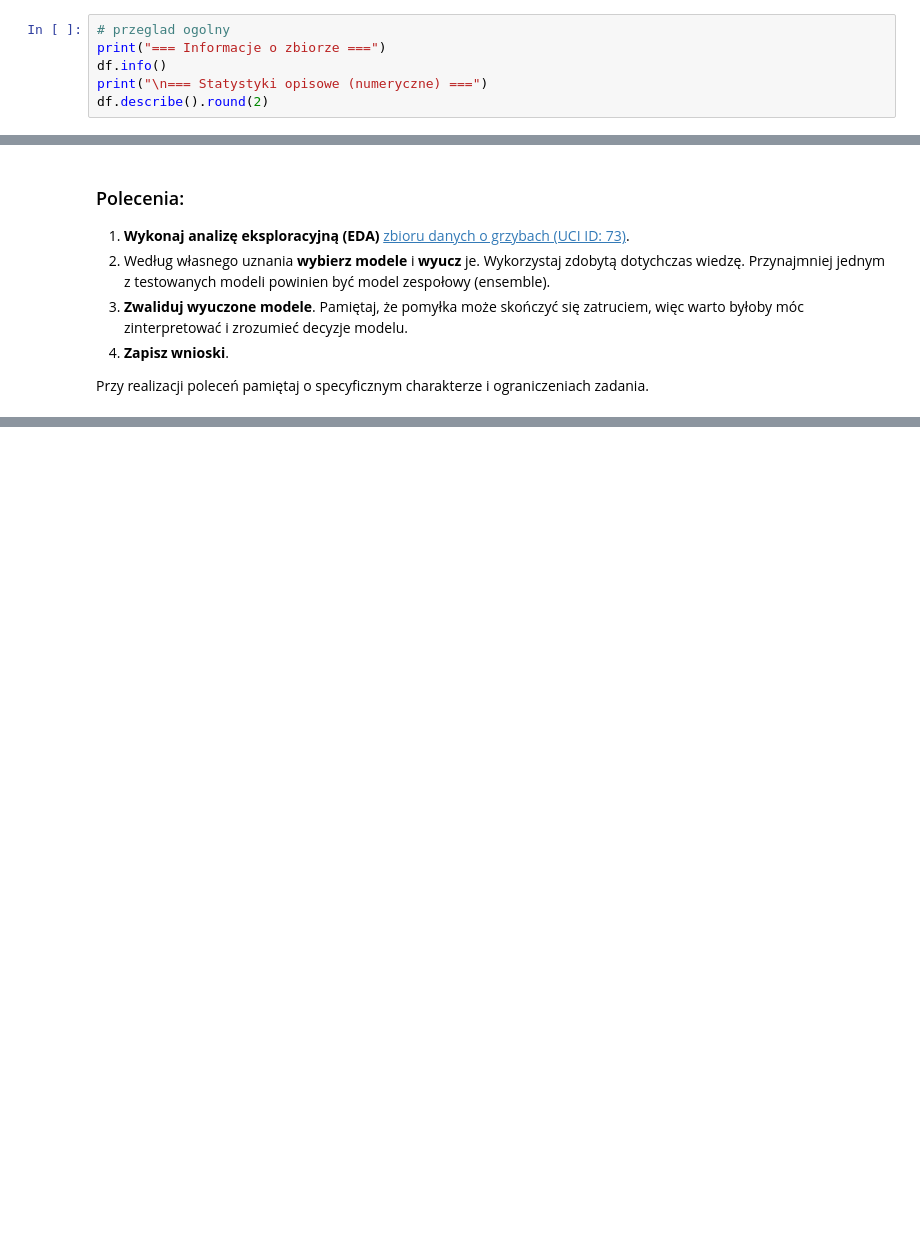
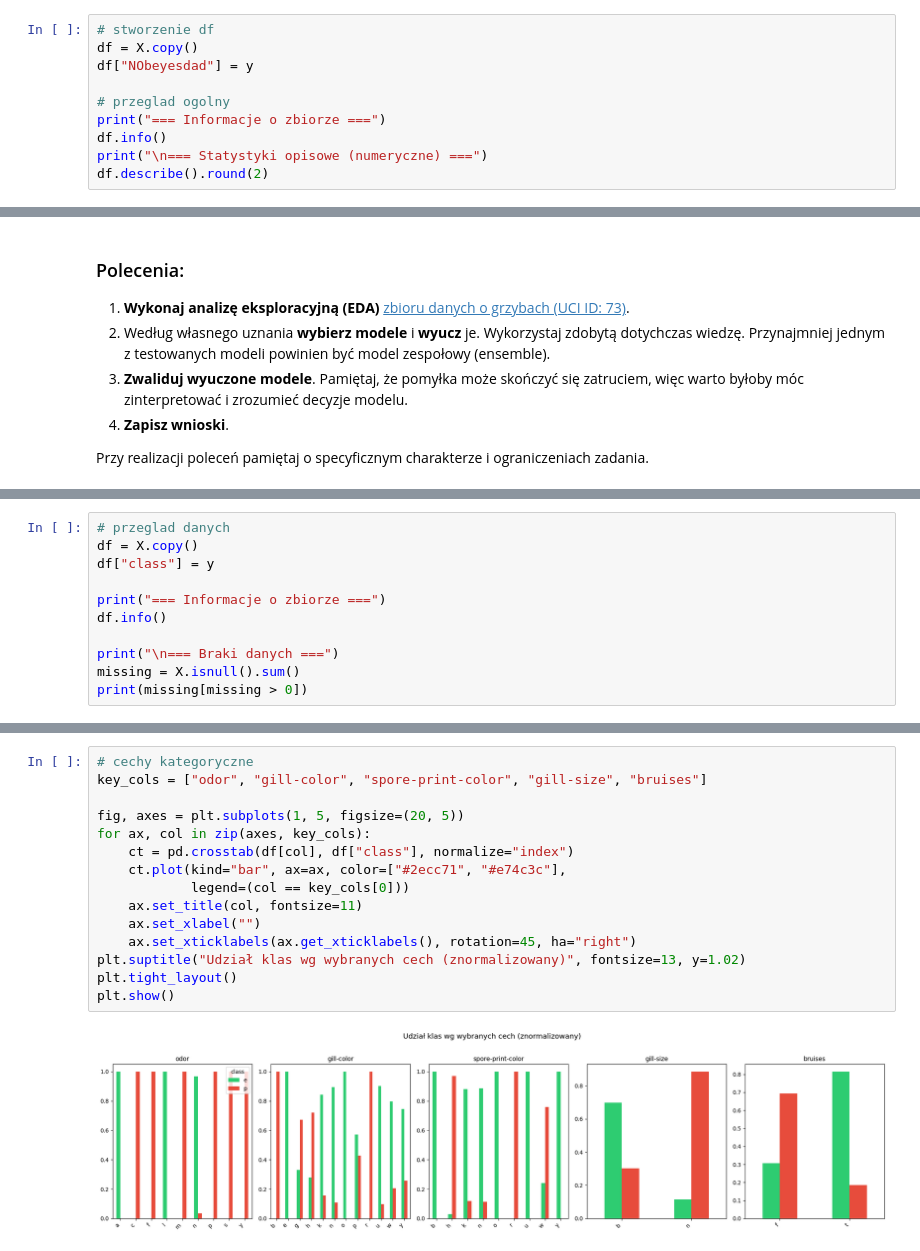
Before and after one commit to Zajecia-na-PWr-LR/lista-5-kub47, a Jupyter notebook: Lab_05.ipynb, the cells around one changed output, grey strips where cells are left out. Cells and saved outputs as stored; diff of their text form; blank space fills up the shorter version.

```diff
--- a/Lab_05.ipynb
+++ b/Lab_05.ipynb
@@ -83,4 +108,8 @@ print(df["NObeyesdad"].value_counts())
 # %%
+# stworzenie df
+df = X.copy()
+df["NObeyesdad"] = y
+
 # przeglad ogolny
 print("=== Informacje o zbiorze ===")
 df.info()
@@ -578,0 +818,11 @@ Przy realizacji poleceń pamiętaj o specyficznym charakterze i ograniczeniach z
+# %%
+# przeglad danych
+df = X.copy()
+df["class"] = y
+
+print("=== Informacje o zbiorze ===")
+df.info()
+
+print("\n=== Braki danych ===")
+missing = X.isnull().sum()
+print(missing[missing > 0])
@@ -578,0 +863,17 @@ Przy realizacji poleceń pamiętaj o specyficznym charakterze i ograniczeniach z
+# %%
+# cechy kategoryczne
+key_cols = ["odor", "gill-color", "spore-print-color", "gill-size", "bruises"]
+
+fig, axes = plt.subplots(1, 5, figsize=(20, 5))
+for ax, col in zip(axes, key_cols):
+    ct = pd.crosstab(df[col], df["class"], normalize="index")
+    ct.plot(kind="bar", ax=ax, color=["#2ecc71", "#e74c3c"],
+            legend=(col == key_cols[0]))
+    ax.set_title(col, fontsize=11)
+    ax.set_xlabel("")
+    ax.set_xticklabels(ax.get_xticklabels(), rotation=45, ha="right")
+plt.suptitle("Udział klas wg wybranych cech (znormalizowany)", fontsize=13, y=1.02)
+plt.tight_layout()
+plt.show()
+# %% [output]
+[figure, added]
```
Also changed, not shown: parts of 46 cells of this notebook, 2 other files.
